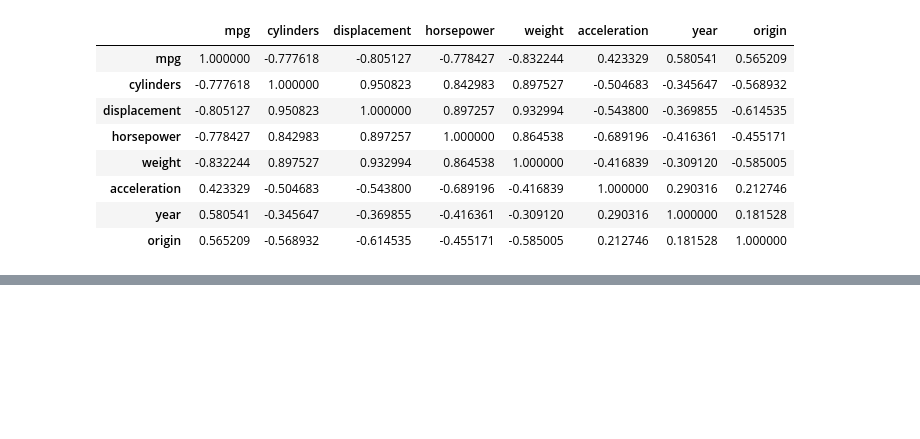
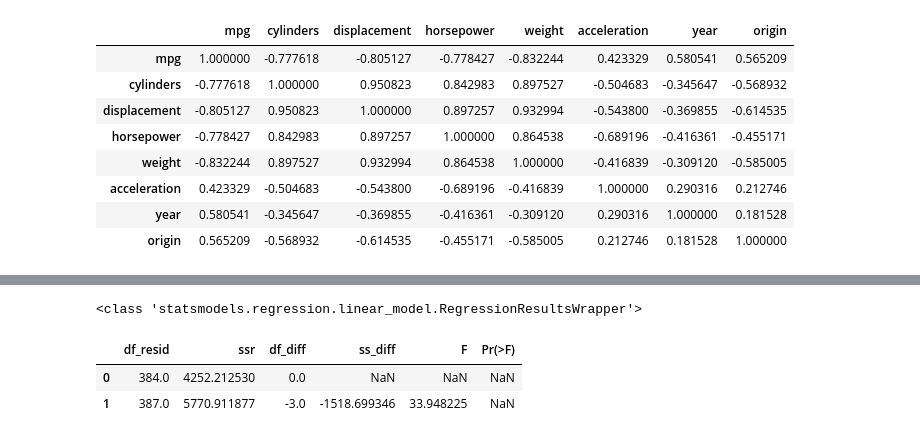
Before and after one commit to dchakrabarti1/ISLP-Labs-Chakrabarti, a Jupyter notebook: Ch03-linreg-lab.ipynb, the cells around one changed output, grey strips where cells are left out. Saved outputs shown, nothing was run; the diff lists cells and outputs as text; code cells hidden in the pictures; blank space fills up the shorter version.

```diff
--- a/Ch03-linreg-lab.ipynb
+++ b/Ch03-linreg-lab.ipynb
@@ -817,0 +840,8 @@ fitted.fvalue
+# %%
+print(type(all_vars))
+anova_lm(all_vars,no_accel_results)
+# %% [output]
+<class 'statsmodels.regression.linear_model.RegressionResultsWrapper'>
+|  | df_resid | ssr | df_diff | ss_diff | F | Pr(>F) |
+| 0 | 384.0 | 4252.212530 | 0.0 | NaN | NaN | NaN |
+| 1 | 387.0 | 5770.911877 | -3.0 | -1518.699346 | 33.948225 | NaN |
```
Also changed, not shown: parts of 2 cells of this notebook.
